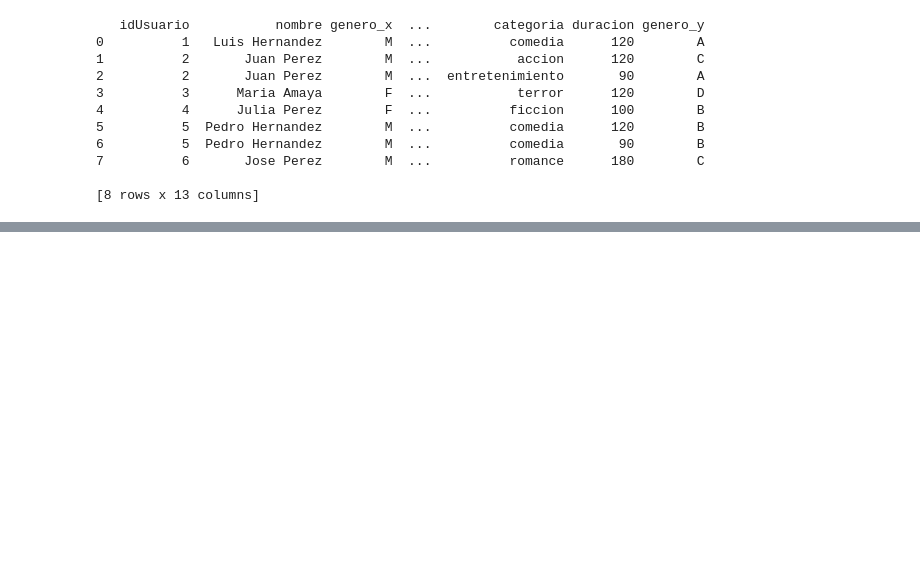
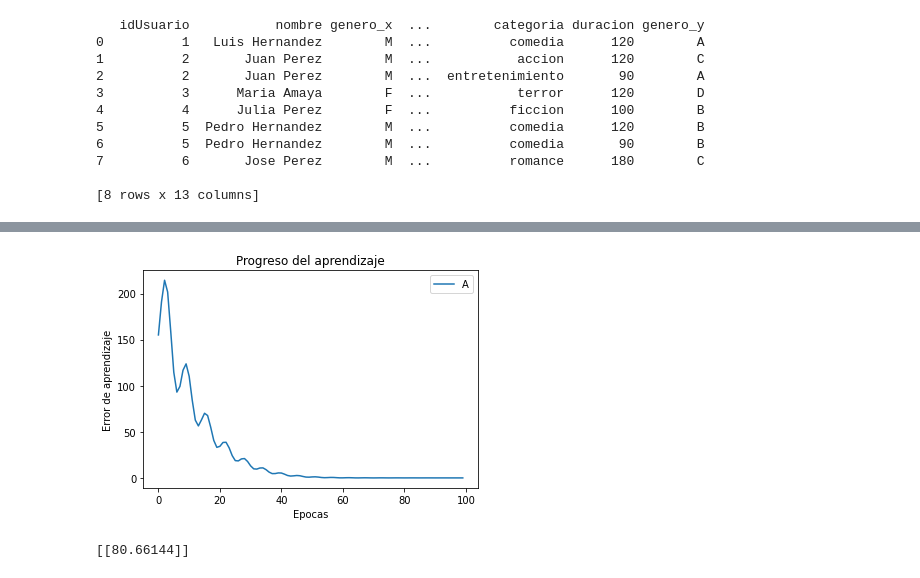
Before and after one commit to USIS051620/Programacion-Computacional-III, a Jupyter notebook: fundamentos_de_python.ipynb, the cells around one changed output, grey strips where cells are left out. Cells and saved outputs as stored; diff of their text form; code cells hidden in the pictures; blank space fills up the shorter version.

```diff
--- a/fundamentos_de_python.ipynb
+++ b/fundamentos_de_python.ipynb
@@ -613,0 +648,3 @@ print(usuarioPelicula)
+# %%
+#entrenamiento del modelo
+epocas = modelo.fit(celsius, fahrenheit, epochs=100, verbose=0)
@@ -613,0 +669,16 @@ print(usuarioPelicula)
+# %%
+#evaluando el nivel de error del aprendizaje
+plt.plot(epocas.history["loss"])
+plt.title("Progreso del aprendizaje")
+plt.xlabel("Epocas")
+plt.ylabel("Error de aprendizaje")
+plt.legend("Aprendizaje")
+plt.show()
+# %% [output]
+[figure, added]
+# %%
+#haciendo predicciones con el aprendizaje automatico
+f = modelo.predict([27])
+print(f)
+# %% [output]
+[[80.66144]]
```
Also changed, not shown: parts of 16 cells of this notebook.
